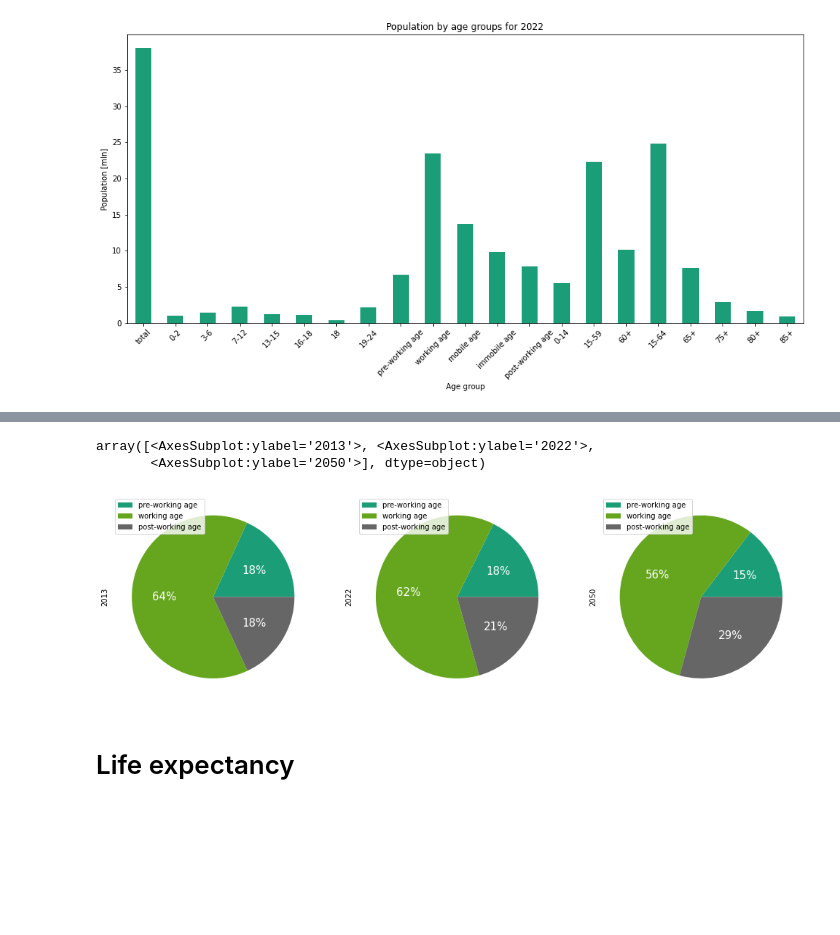
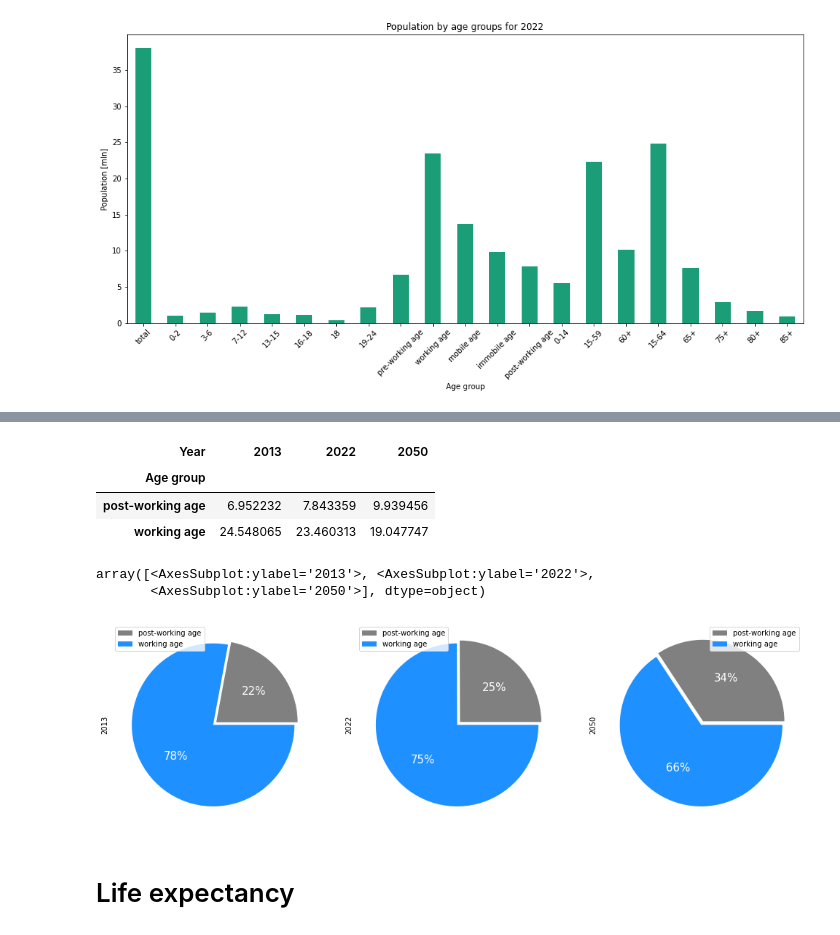
Before and after one commit to adrolc/data-analysis, a Jupyter notebook: demographics_of_poland/demographics_of_poland.ipynb, the cells around one changed output, grey strips where cells are left out. Cells and saved outputs as stored; diff of their text form; code cells hidden in the pictures; blank space fills up the shorter version.

```diff
--- a/demographics_of_poland/demographics_of_poland.ipynb
+++ b/demographics_of_poland/demographics_of_poland.ipynb
@@ -382,0 +381,7 @@ work_df2
+# %%
+age_group_population_df = total_df.reset_index()
+age_group_population_df = age_group_population_df.pivot(
+    index="Year", columns="Age group", values="Population [mln]"
+)
+
+age_group_population_df.head(5)
@@ -411,15 +418,36 @@ work_df.plot(kind='bar',
+# %%
+age_group_population2 = (
+    age_group_population_df.loc[
+        ["2013", "2022", "2050"], ["working age", "post-working age"]
+    ]
+    .unstack()
+    .to_frame()
+    .reset_index()
+    .pivot_table(index="Age group", columns="Year", values=0)
+)
+
+age_group_population2.head()
+# %% [output]
+| Year | 2013 | 2022 | 2050 |
+| Age group |  |  |  |
+| post-working age | 6.952232 | 7.843359 | 9.939456 |
+| working age | 24.548065 | 23.460313 | 19.047747 |
 # %%
-work_df.plot(kind='pie',
-            subplots=True,
-            figsize=(17,17),
-            colormap='Dark2',
-            autopct='%.0f%%', fontsize=15,
-            textprops=dict(color='w'),
-            labeldistance=None)
+age_group_population2.plot(
+    kind="pie",
+    subplots=True,
+    figsize=(17, 17),
+    colors=['grey', 'dodgerblue'],
+    autopct="%.0f%%",
+    fontsize=15,
+    textprops=dict(color="w"),
+    labeldistance=None,
+    explode=(0.05, 0)
+)
 # %% [output]
 array([<AxesSubplot:ylabel='2013'>, <AxesSubplot:ylabel='2022'>,
        <AxesSubplot:ylabel='2050'>], dtype=object)
-[figure, old version]
+[figure, new version]
 # %% [markdown]
 # Life expectancy
 # %% [markdown]
```
Also changed, not shown: parts of 20 cells of this notebook.
